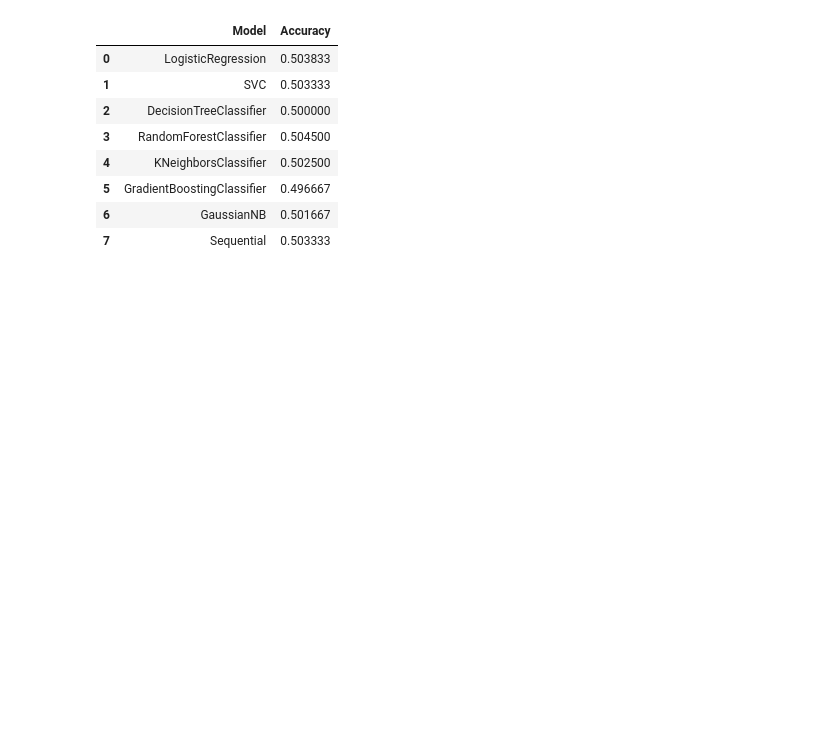
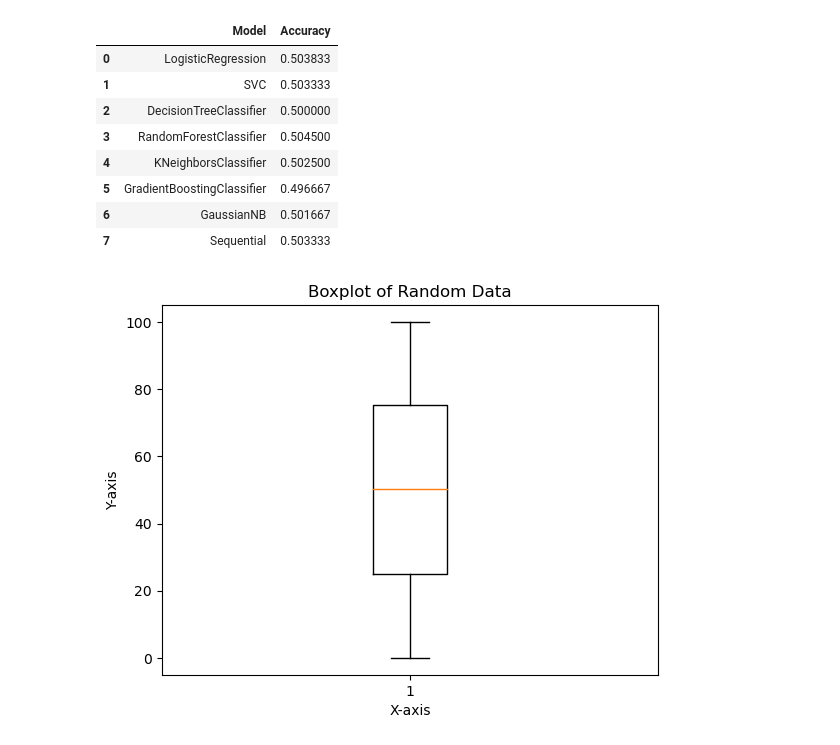
Before and after one commit to MaukanMir/Valentine-Classifier, a Jupyter notebook: training.ipynb, the cells around one changed output. Saved outputs shown, nothing was run; the diff lists cells and outputs as text; code cells hidden in the pictures; blank space fills up the shorter version.

Commit message:
Added new graphs

```diff
--- a/training.ipynb
+++ b/training.ipynb
@@ -234,3 +240,15 @@ models
 | 5 | GradientBoostingClassifier | 0.496667 |
 | 6 | GaussianNB | 0.501667 |
 | 7 | Sequential | 0.503333 |
+# %%
+plt.boxplot(df["Appearance_Score"])
+
+# Add a title and labels to the plot
+plt.title("Boxplot of Random Data")
+plt.xlabel("X-axis")
+plt.ylabel("Y-axis")
+
+# Show the plot
+plt.show()
+# %% [output]
+[figure, added]
```
Also changed, not shown: parts of 4 cells of this notebook.
